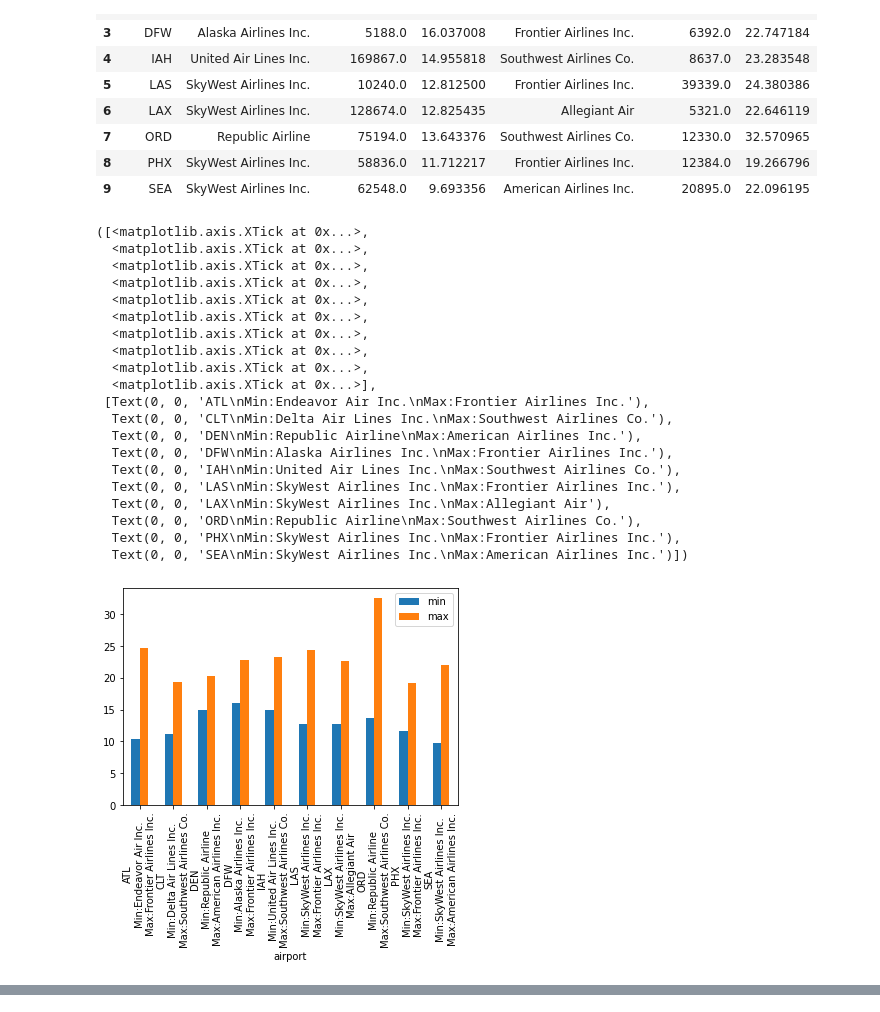
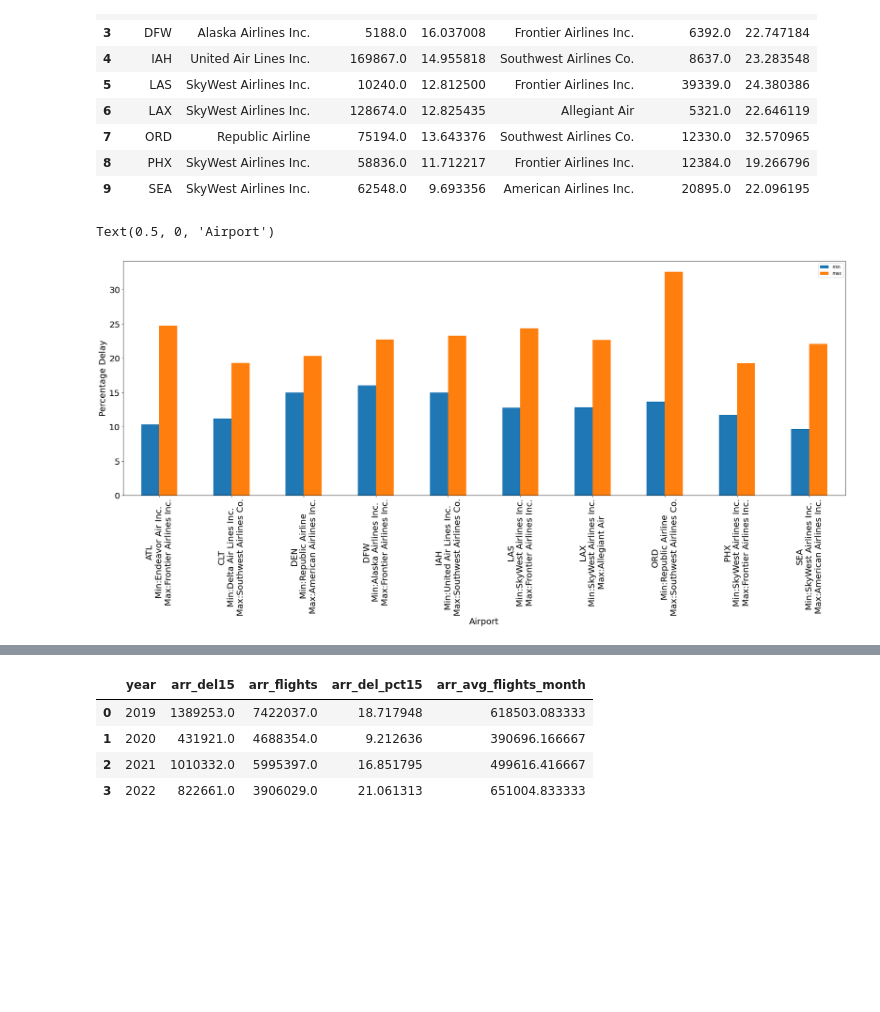
Before and after one commit to SrideviMadduri/project_backup, a Jupyter notebook: Delays.ipynb, the cells around one changed output, grey strips where cells are left out. Saved outputs shown, nothing was run; the diff lists cells and outputs as text; code cells hidden in the pictures; blank space fills up the shorter version.

```diff
--- a/Delays.ipynb
+++ b/Delays.ipynb
@@ -411,33 +413,17 @@ best_worst_carrier_airport_df
 | 8 | PHX | SkyWest Airlines Inc. | 58836.0 | 11.712217 | Frontier Airlines Inc. | 12384.0 | 19.266796 |
 | 9 | SEA | SkyWest Airlines Inc. | 62548.0 | 9.693356 | American Airlines Inc. | 20895.0 | 22.096195 |
 # %%
-
+# plotiing the best and worst carriers for top 10 busy airports.
 best_worst_carrier_airport_df1 = best_worst_carrier_airport_df[['airport','min','max']]
 
-best_worst_carrier_airport_df.plot(x="airport", y=["min","max"], kind="bar")
+best_worst_carrier_airport_df.plot(x="airport", y=["min","max"], kind="bar", figsize=(30,10),fontsize=20)
 plt.xticks(ticks=np.arange(10),labels=best_worst_carrier_airport_df['airport'] + '\nMin:' + best_worst_carrier_airport_df['carrier_name_min']+ '\nMax:' + best_worst_carrier_airport_df['carrier_name_max'])
+
+plt.ylabel("Percentage Delay", fontsize=20)
+plt.xlabel("Airport", fontsize=20)
 # %% [output]
-([<matplotlib.axis.XTick at 0x...>,
-  <matplotlib.axis.XTick at 0x...>,
-  <matplotlib.axis.XTick at 0x...>,
-  <matplotlib.axis.XTick at 0x...>,
-  <matplotlib.axis.XTick at 0x...>,
-  <matplotlib.axis.XTick at 0x...>,
-  <matplotlib.axis.XTick at 0x...>,
-  <matplotlib.axis.XTick at 0x...>,
-  <matplotlib.axis.XTick at 0x...>,
-  <matplotlib.axis.XTick at 0x...>],
- [Text(0, 0, 'ATL\nMin:Endeavor Air Inc.\nMax:Frontier Airlines Inc.'),
-  Text(0, 0, 'CLT\nMin:Delta Air Lines Inc.\nMax:Southwest Airlines Co.'),
-  Text(0, 0, 'DEN\nMin:Republic Airline\nMax:American Airlines Inc.'),
-  Text(0, 0, 'DFW\nMin:Alaska Airlines Inc.\nMax:Frontier Airlines Inc.'),
-  Text(0, 0, 'IAH\nMin:United Air Lines Inc.\nMax:Southwest Airlines Co.'),
-  Text(0, 0, 'LAS\nMin:SkyWest Airlines Inc.\nMax:Frontier Airlines Inc.'),
-  Text(0, 0, 'LAX\nMin:SkyWest Airlines Inc.\nMax:Allegiant Air'),
-  Text(0, 0, 'ORD\nMin:Republic Airline\nMax:Southwest Airlines Co.'),
-  Text(0, 0, 'PHX\nMin:SkyWest Airlines Inc.\nMax:Frontier Airlines Inc.'),
-  Text(0, 0, 'SEA\nMin:SkyWest Airlines Inc.\nMax:American Airlines Inc.')])
+Text(0.5, 0, 'Airport')
-[figure, old version]
+[figure, new version]
 # %%
 airline_delay_cause_df
 # %% [output]
@@ -455,8 +441,19 @@ airline_delay_cause_df
 | 71661 | 2019 | 1 | MQ | Envoy Air | SAT | San Antonio, TX: San Antonio Inte... | 26.0 | 4.0 | 1.16 | ... |
 71662 rows × 21 columns
 # %%
-airline_delay_correlation_df= airline_delay_cause_df[['airport','month','arr_del15','arr_flights']].groupby(['airport','month']).sum()
+#airline_delay_correlation_df= airline_delay_cause_df[['airport','month','arr_del15','arr_flights']].groupby(['airport','month']).sum()
 
+airline_delay_correlation_df= airline_delay_cause_df[['year','arr_del15','arr_flights']].groupby(['year']).sum()
 airline_delay_correlation_df = airline_delay_correlation_df.reset_index()
 airline_delay_correlation_df['arr_del_pct15'] = (airline_delay_correlation_df['arr_del15']/airline_delay_correlation_df['arr_flights'])*100
-airline_delay_correlation_df = airline_delay_correlation_df[(airline_delay_correlation_df['arr_flights']> 1000) & (airline_delay_correlation_df['arr_flights'] < 60000)]
+#airline_delay_correlation_df = airline_delay_correlation_df[(airline_delay_correlation_df['arr_flights']> 20000)]
+#airline_delay_correlation_df['arr_flights_month']= (airline_delay_correlation_df.iloc[[0,1,2],2]/12)
+#airline_delay_correlation_df['arr_flights_month']= (airline_delay_correlation_df.iloc[[3],2]/6)
+airline_delay_correlation_df['arr_avg_flights_month']= (airline_delay_correlation_df.apply((lambda x: x['arr_flights']/6 if x['year'] ==2022 else  x['arr_flights']/12),axis=1))
+airline_delay_correlation_df
+# %% [output]
+|  | year | arr_del15 | arr_flights | arr_del_pct15 | arr_avg_flights_month |
+| 0 | 2019 | 1389253.0 | 7422037.0 | 18.717948 | 618503.083333 |
+| 1 | 2020 | 431921.0 | 4688354.0 | 9.212636 | 390696.166667 |
+| 2 | 2021 | 1010332.0 | 5995397.0 | 16.851795 | 499616.416667 |
+| 3 | 2022 | 822661.0 | 3906029.0 | 21.061313 | 651004.833333 |
```
Also changed, not shown: parts of 5 cells of this notebook.
